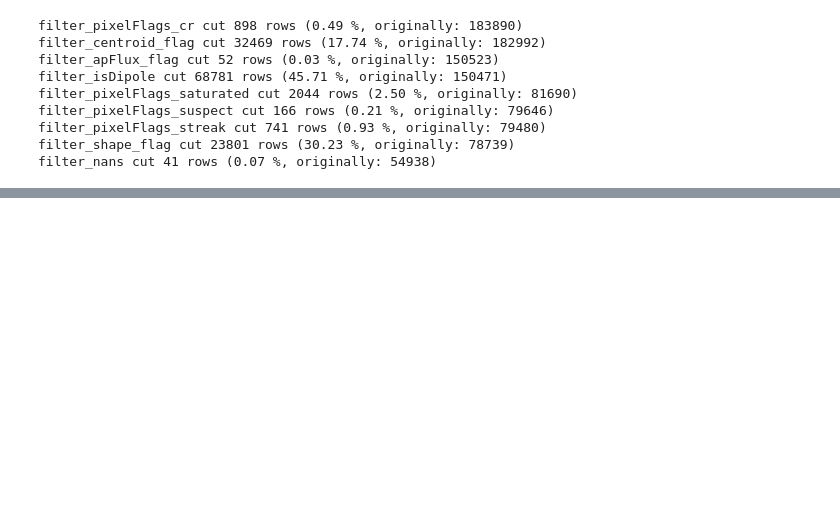
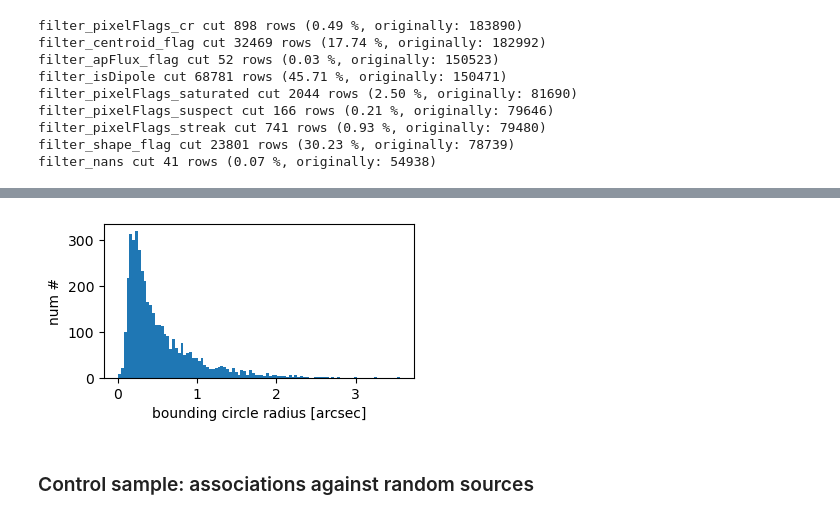
Before and after one commit to peppedilillo/doppelganger, a Jupyter notebook: notebooks/15_dp1_diaSource_Graph_Simbad.ipynb, the cells around one changed output, grey strips where cells are left out. Cells and saved outputs as stored; diff of their text form; code cells hidden in the pictures; blank space fills up the shorter version.

```diff
--- a/notebooks/15_dp1_diaSource_Graph_Simbad.ipynb
+++ b/notebooks/15_dp1_diaSource_Graph_Simbad.ipynb
@@ -599,0 +480,11 @@ mjd time = 60646.09186553831
+# %%
+radii_arcsec = np.array([c.getOpeningAngle().asDegrees() for c in comps2circles(wcomps, source_region)]) * 3600
+
+fig, _ = plt.subplots(1,1, figsize=(4, 2))
+_ = plt.hist(radii_arcsec, bins=np.linspace(0, radii_arcsec.max(), 100))
+plt.xlabel("bounding circle radius [arcsec]"); plt.ylabel("num #")
+plt.show()
+# %% [output]
+[figure, added]
+# %% [markdown]
+### Control sample: associations against random sources
```
Also changed, not shown: parts of 57 cells of this notebook.
